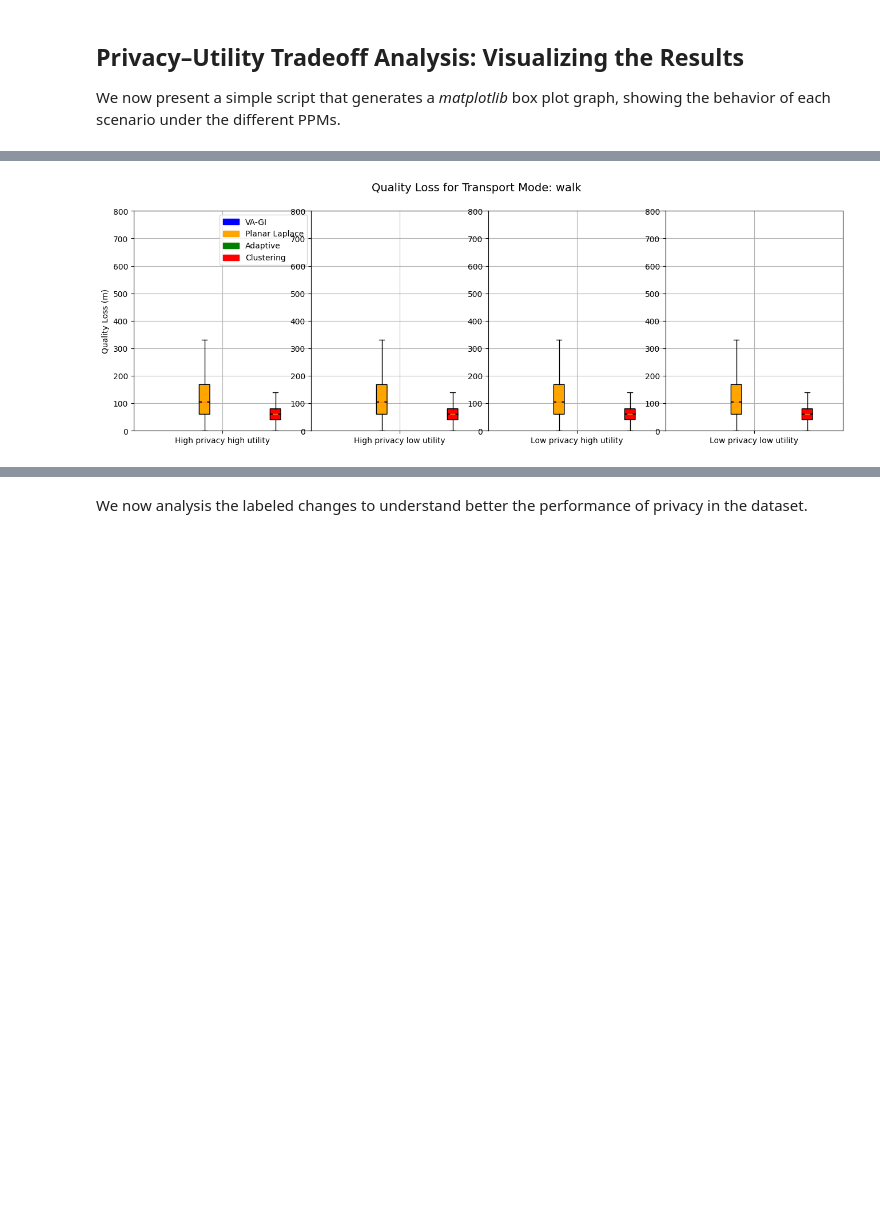
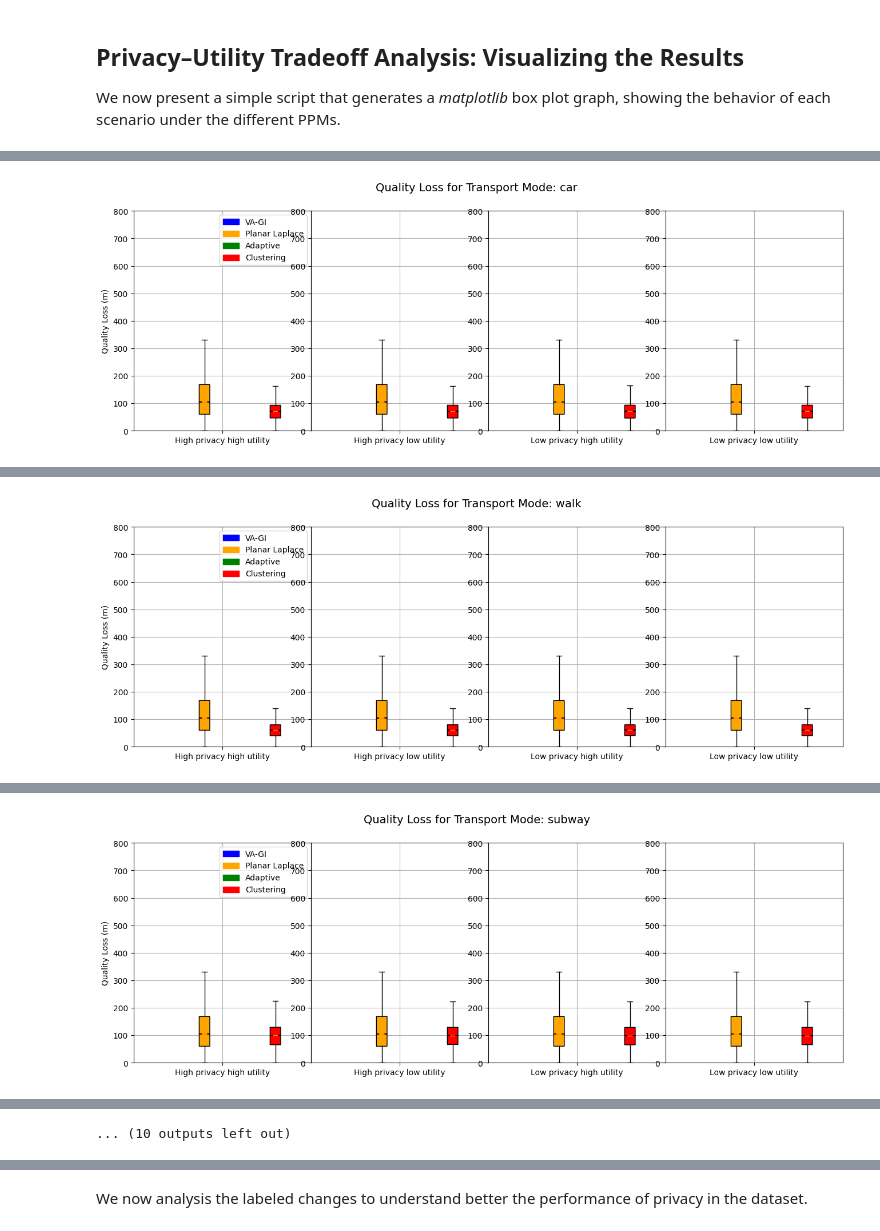
Before and after one commit to TrangHuyenLe/privkit-tutorials, a Jupyter notebook: Velocity-Aware Geo-indistinguishability Multi-Modal Transportation.ipynb, the cells around one changed output, grey strips where cells are left out. Saved outputs shown, nothing was run; the diff lists cells and outputs as text; code cells hidden in the pictures; blank space fills up the shorter version.

Commit message:
All transport mode in one figure for each LLPMs

```diff
--- a/Velocity-Aware Geo-indistinguishability Multi-Modal Transportation.ipynb
+++ b/Velocity-Aware Geo-indistinguishability Multi-Modal Transportation.ipynb
@@ -51,5 +63,5 @@ dataset.load_dataset()
 all_data = dataset.data.data  # Access the DataFrame within the LocationData object
 labeled_data = all_data[all_data['label'].notnull()].copy()
 # Get list of unique transport modes (e.g., 'walk', 'car', 'bus', ...)
-# transport_modes = labeled_data['label'].unique()
+transport_modes = labeled_data['label'].unique()
 print(f"Unique transport modes: {transport_modes}")
@@ -472,9 +489,21 @@ colors = ['blue', 'orange', 'green', 'red']
 # ppms labels
 ppms_labels = ['VA-GI', 'Planar Laplace', 'Adaptive', 'Clustering']
 
-# set epsilon value (for file naming)
+# set epsilon value (for file naming) for each transport mode in each PPM
 epsilon_laplace = 0.016
-epsilon_clustering = 0.013
+epsilon_clustering = {
+    'car': 0.013,
+    'walk': 0.013,
+    'subway': 0.009,
+    'bus': 0.013,
+    'taxi': 0.013,
+    'train': 0.011,
+    'bike': 0.027,
+    'boat': 0.019,
+    'run': 0.027,
+    'airplane': 0.013,
+    'motorcycle': 0.019
+}
 
 # senarios labels
 scenarios_labels = ['High privacy high utility',
@@ -498,7 +527,10 @@ for transport_mode in transport_modes:
             if ppm == 'planar_laplace':
                 epsilon = epsilon_laplace
             elif ppm == 'clustering':
-                epsilon = epsilon_clustering
+                epsilon = epsilon_clustering.get(transport_mode, 0.016)  # Use transport_mode-specific epsilon or default
+            else:
+                epsilon = 0.016  # Default epsilon value for other PPMs
+
             filepath = f'{constants.output_folder}{file}/{transport_mode}/{ppm}/ql_{scenario}_e{int(epsilon*1000)}.npy'
             if os.path.exists(filepath):
                 data = np.load(filepath)
@@ -549 +581 @@ for transport_mode in transport_modes:
-[figure, old version]
+[figure, new version]
@@ -549,0 +591 @@ for transport_mode in transport_modes:
+[figure, added]
@@ -549,0 +601 @@ for transport_mode in transport_modes:
+[figure, added]
@@ -549,0 +632 @@ for transport_mode in transport_modes:
+... (10 outputs left out)
```
Also changed, not shown: parts of 6 cells of this notebook.
